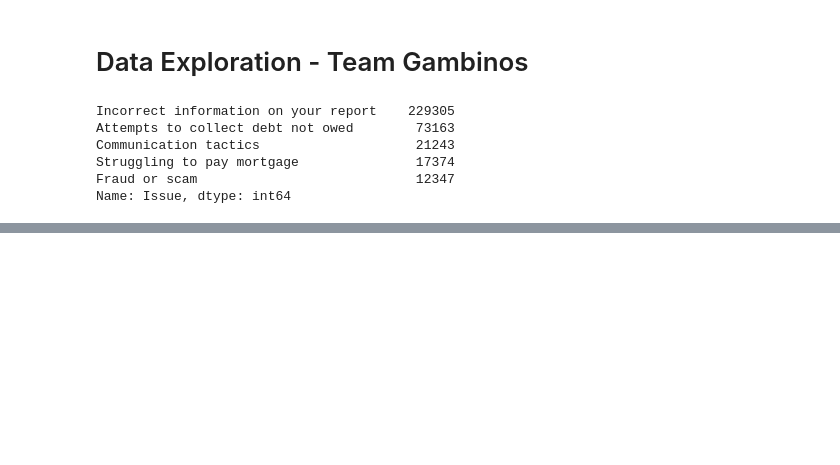
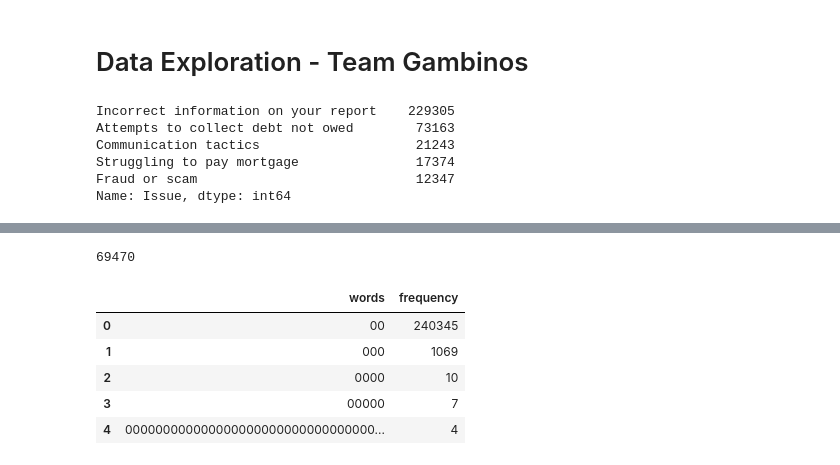
Before and after one commit to tomoumer/cfpb_text_classification-gambinos, a Jupyter notebook: notebooks/data_exploration.ipynb, the cells around one changed output, grey strips where cells are left out. Saved outputs shown, nothing was run; the diff lists cells and outputs as text; code cells hidden in the pictures; blank space fills up the shorter version.

```diff
--- a/notebooks/data_exploration.ipynb
+++ b/notebooks/data_exploration.ipynb
@@ -30,0 +103,18 @@ Name: Consumer complaint narrative, Length: 353432, dtype: object
+# %%
+len(vect.vocabulary_)
+# %% [output]
+69470
+# %%
+word_counts = pd.DataFrame({
+    'words': vect.get_feature_names_out(),
+    'frequency': np.array(X_train_vec.sum(axis = 0)).flatten()
+})
+
+word_counts.head()
+# %% [output]
+|  | words | frequency |
+| 0 | 00 | 240345 |
+| 1 | 000 | 1069 |
+| 2 | 0000 | 10 |
+| 3 | 00000 | 7 |
+| 4 | 000000000000000000000000000000000... | 4 |
```
Also changed, not shown: parts of 13 cells of this notebook.
